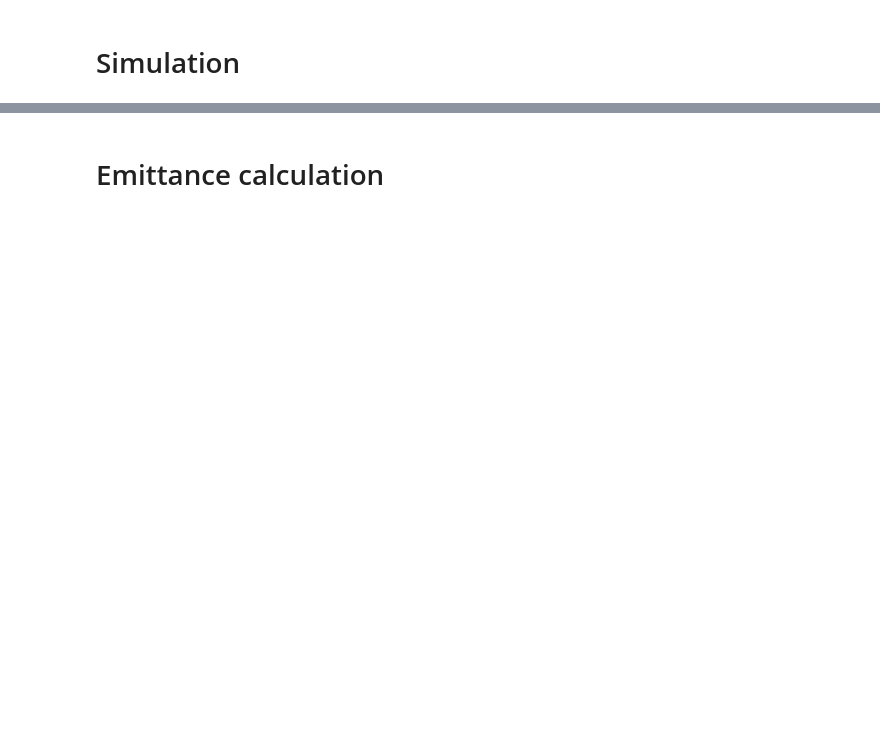
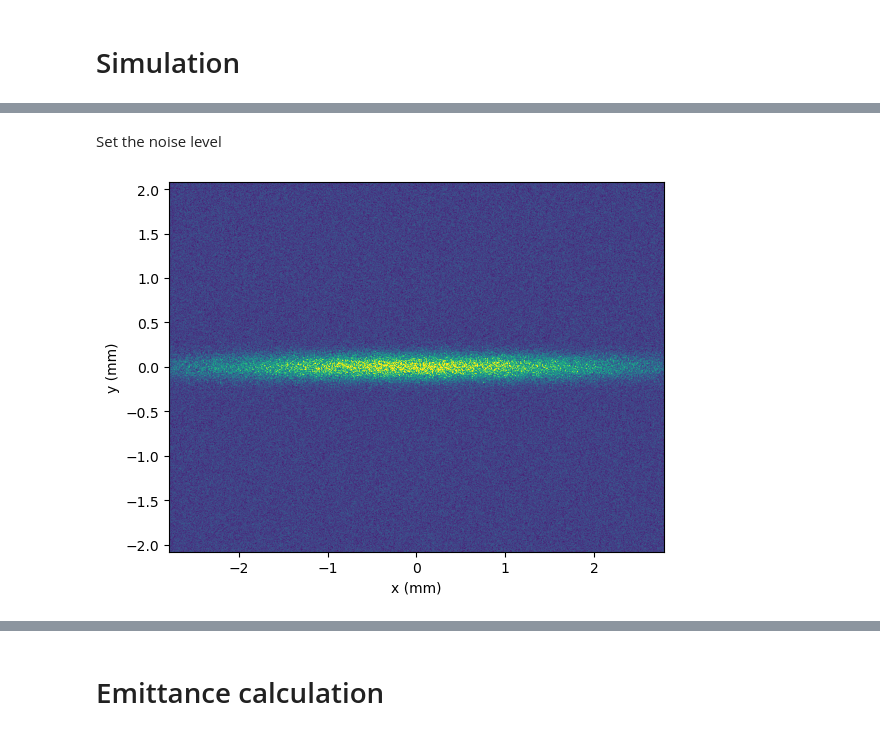
Before and after one commit to slaclab/PyEmittance, a Jupyter notebook: docs/examples/simulated_quad_scan.ipynb, the cells around one changed output, grey strips where cells are left out. Cells and saved outputs as stored; diff of their text form; code cells hidden in the pictures; blank space fills up the shorter version.

```diff
--- a/docs/examples/simulated_quad_scan.ipynb
+++ b/docs/examples/simulated_quad_scan.ipynb
@@ -109,0 +60,7 @@ sim.beam_size_meas(quad_value=0.0)
+# %% [markdown]
+Set the noise level
+# %%
+sim.screen.noise=50
+sim.plot_screen()
+# %% [output]
+[figure, added]
```
Also changed, not shown: parts of 13 cells of this notebook, 1 other file.
